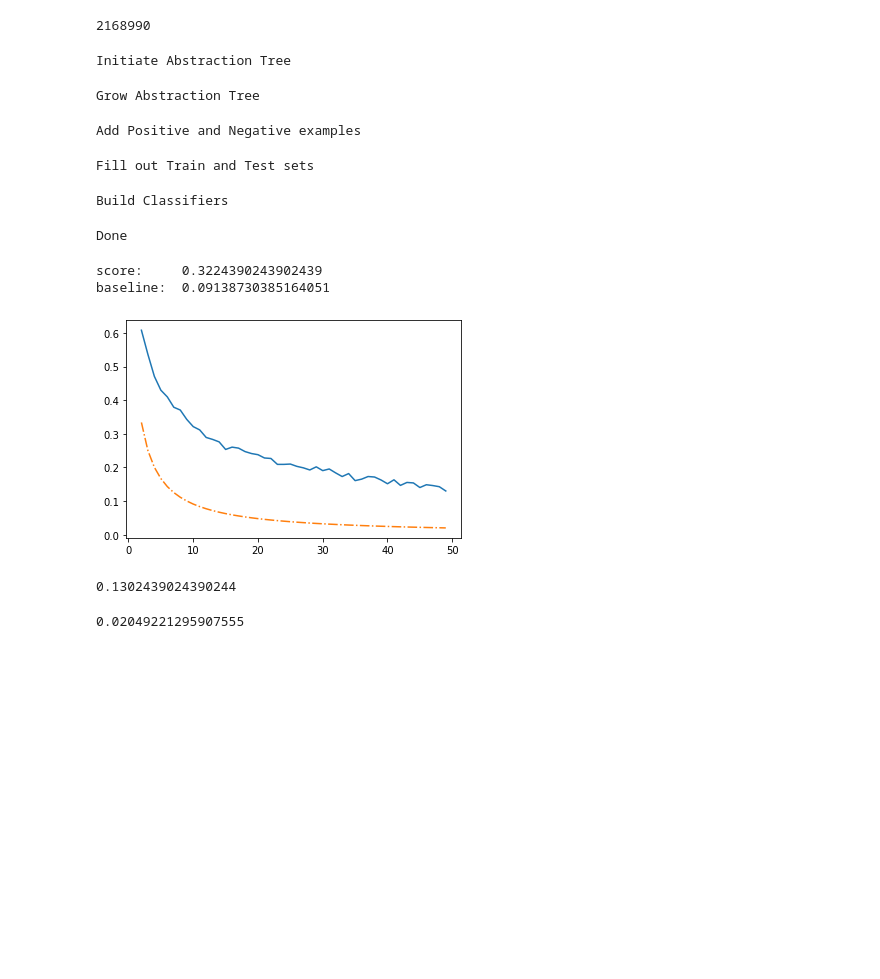
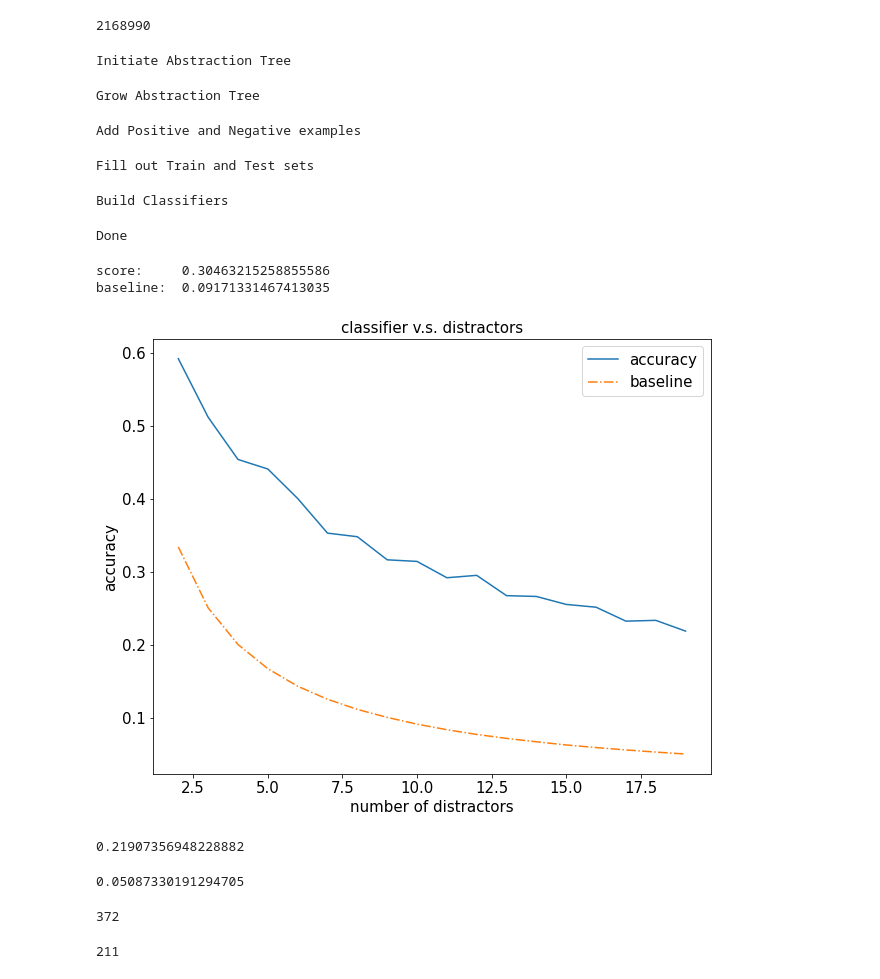
Before and after one commit to DanCrow-BSU/ConcreteAbstract, a Jupyter notebook: evaluate.ipynb, the cells around one changed output. Drawn from its saved outputs; the diff is of its cells as text; code cells hidden in the pictures; blank space fills up the shorter version.

```diff
--- a/evaluate.ipynb
+++ b/evaluate.ipynb
@@ -57,7 +58,7 @@ len(concr_scores)
 # %% [output]
 2168990
 # %%
-ca = ConcreteAbstract(wac2vec, concr_scores, wn, pos_count=3, neg_count=5)
+ca = ConcreteAbstract(wac2vec, concr_scores, wn, pos_count=5, neg_count=10)
 ca.build_all(min_rating=4, test_pct=0.3, verbose=True)
 score, rand_baseline = ca.evaluate_vs_distractors(10)
 print("score:    ", score)
@@ -69,12 +70,12 @@ Add Positive and Negative examples
 Fill out Train and Test sets
 Build Classifiers
 Done
-score:     0.3224390243902439
-baseline:  0.09138730385164051
+score:     0.30463215258855586
+baseline:  0.09171331467413035
 # %%
 ca.set_verbose(False)
 # %%
-X = range(2, 50)
+X = range(2, 20)
 # %%
 scores_baselines = [ca.evaluate_vs_distractors(x) for x in X]
 # %%
@@ -84,14 +83,31 @@ scores, baselines = zip(*scores_baselines)
-# %%
-plt.plot(X, scores)
-plt.plot(X, baselines, '-.')
-plt.show()
-# %% [output]
-[figure, removed]
+# %%
+SMALL_SIZE = 8
+MEDIUM_SIZE = 15
+BIGGER_SIZE = 20
+
+plt.rc('font', size=MEDIUM_SIZE)          # controls default text sizes
+plt.rc('axes', titlesize=MEDIUM_SIZE)     # fontsize of the axes title
+plt.rc('axes', labelsize=MEDIUM_SIZE)    # fontsize of the x and y labels
+plt.rc('xtick', labelsize=MEDIUM_SIZE)    # fontsize of the tick labels
+plt.rc('ytick', labelsize=MEDIUM_SIZE)    # fontsize of the tick labels
+plt.rc('legend', fontsize=MEDIUM_SIZE)    # legend fontsize
+plt.rc('figure', titlesize=MEDIUM_SIZE)  # fontsize of the figure title
+
+plt.figure(figsize=(10,8))
+plt.plot(X, scores, label="accuracy")
+plt.plot(X, baselines, '-.', label="baseline")
+plt.title('classifier v.s. distractors')
+plt.ylabel('accuracy')
+plt.xlabel('number of distractors')
+plt.legend(loc="upper right")
+plt.show()
+# %% [output]
+[figure, added]
 # %%
 scores[-1]
 # %% [output]
-0.1302439024390244
+0.21907356948228882
 # %%
 baselines[-1]
 # %% [output]
-0.02049221295907555
+0.05087330191294705
@@ -97,0 +116,5 @@ baselines[-1]
+# %%
+# Number of Classifiers (Low)
+len(ca._get_all_classifiers(min_leaf_dist=0, max_leaf_dist=4))
+# %% [output]
+372
@@ -97,0 +125,5 @@ baselines[-1]
+# %%
+# Number of Classifiers (High)
+len(ca._get_all_classifiers(min_leaf_dist=5, max_leaf_dist=50))
+# %% [output]
+211
```
Also changed, not shown: parts of 11 cells of this notebook, 1 other file.
